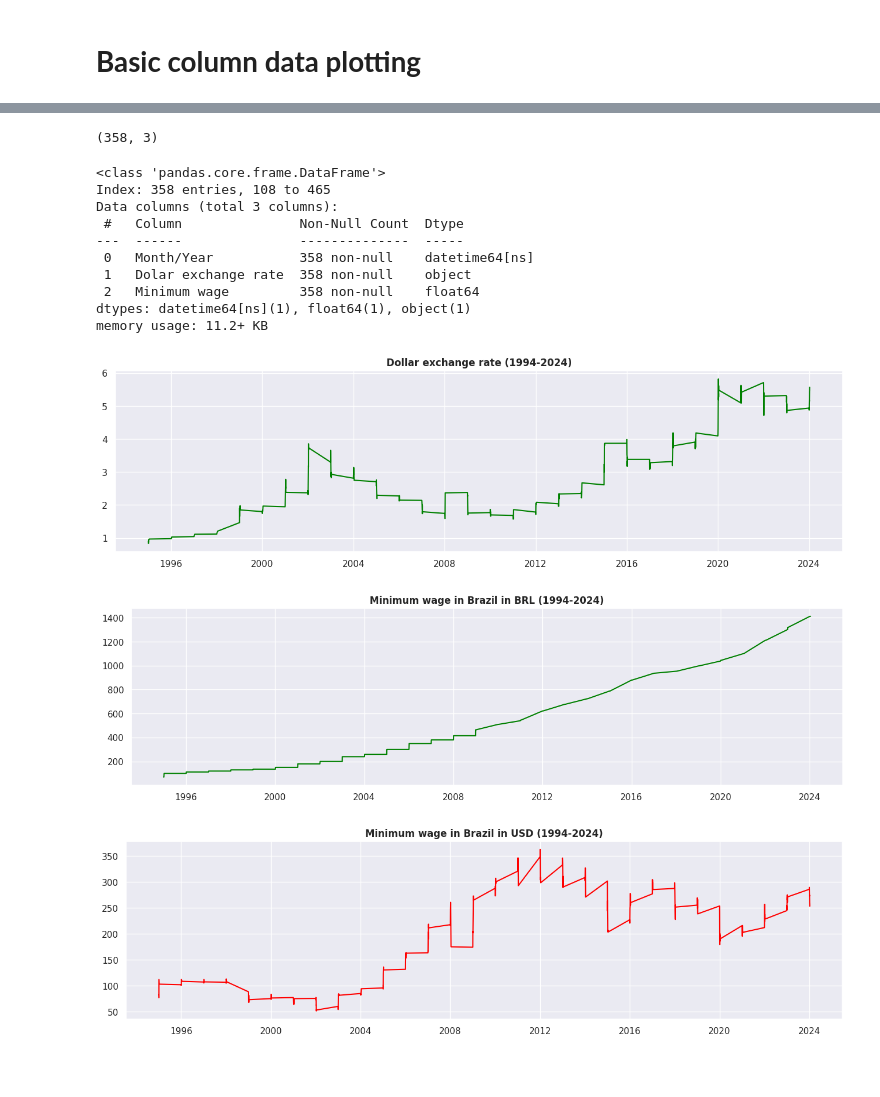
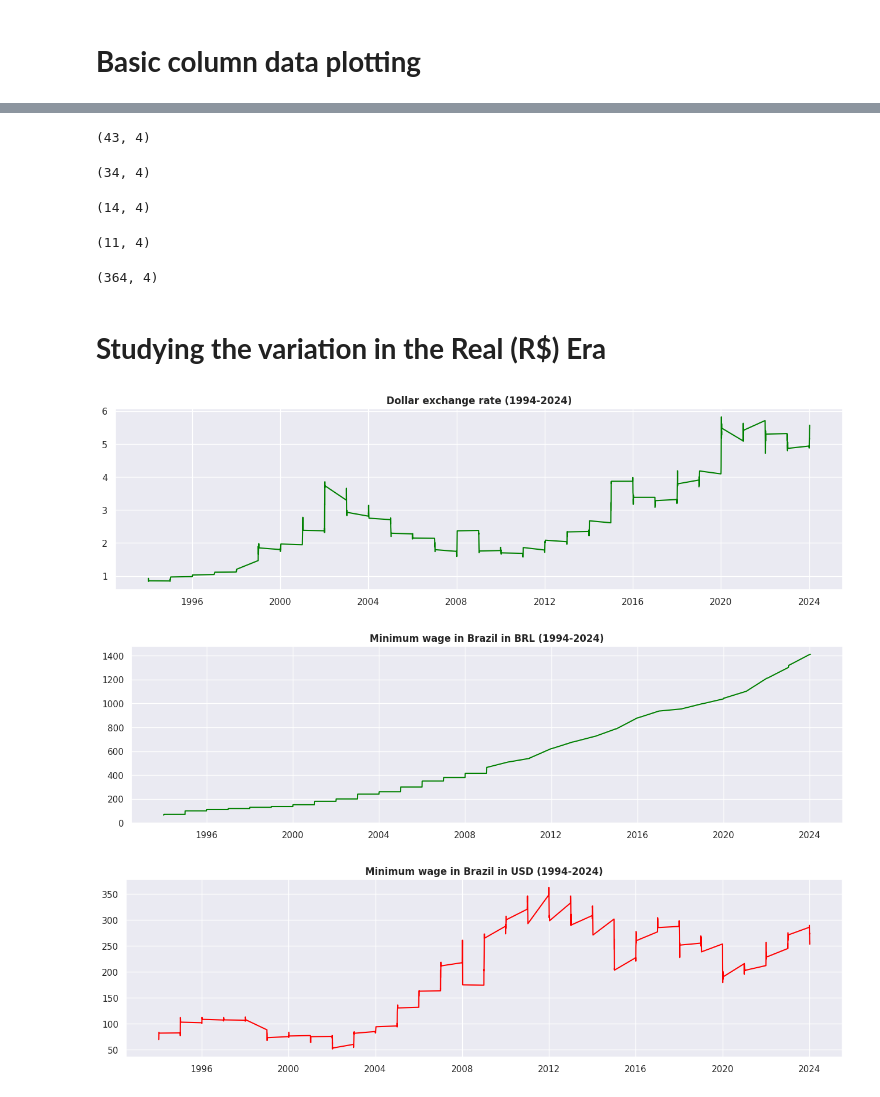
Before and after one commit to guilhermelaviola/MinimumWage, a Jupyter notebook: MinimumWageBrazil.ipynb, the cells around one changed output, grey strips where cells are left out. Saved outputs shown, nothing was run; the diff lists cells and outputs as text; code cells hidden in the pictures; blank space fills up the shorter version.

Commit message:
I added more details to the study.

```diff
--- a/MinimumWageBrazil.ipynb
+++ b/MinimumWageBrazil.ipynb
@@ -29,8 +29,8 @@ for root, dirs, files in os.walk(search_path):
 # %% [markdown]
 # **Basic information of the dataset**
 # %%
-# Importing the dataset and displying the last 10 rows:
+# Importing the main dataset and displaying the last 10 rows:
 df = pd.ExcelFile(file)
-wage = pd.read_excel(df, 'minimum-wage')
-wage.tail()
+main_df = pd.read_excel(df, 'minimum-wage')
+main_df.tail()
 # %% [output]
@@ -80,47 +86,62 @@ wages_filtered = wage[(wage['Month/Year'] > '1994-09-01')]
+# %%
+# Filtering the wages by currency:
+cruzeiros = main_df[(main_df['Currency'] == 'Cruzeiros (Cr$)')]
+cruzados = main_df[(main_df['Currency'] == 'Cruzados (Cz$)')]
+cruzados_novos = main_df[(main_df['Currency'] == 'Cruzados Novos (NCz$)')]
+cruzeiros_reais = main_df[(main_df['Currency'] == 'Cruzeiros Reais (CR$)')]
+reais = main_df[(main_df['Currency'] == 'Reais (R$)')]
 # %%
-# Displaying the number of rows and columns in the filtered dataset:
-wages_filtered.shape
+# Displaying the number of rows and columns in the 'Cruzeiros (Cr$)' filtered dataset:
+cruzeiros.shape
 # %% [output]
-(358, 3)
+(43, 4)
 # %%
-# Displaying the datatypes of each column in the filtered dataset:
-wages_filtered.info()
+# Displaying the number of rows and columns in the 'Cruzados (Cz$)' filtered dataset:
+cruzados.shape
 # %% [output]
-<class 'pandas.core.frame.DataFrame'>
-Index: 358 entries, 108 to 465
-Data columns (total 3 columns):
- #   Column               Non-Null Count  Dtype
----  ------               --------------  -----
- 0   Month/Year           358 non-null    datetime64[ns]
- 1   Dolar exchange rate  358 non-null    object
- 2   Minimum wage         358 non-null    float64
-dtypes: datetime64[ns](1), float64(1), object(1)
-memory usage: 11.2+ KB
+(34, 4)
+# %%
+# Displaying the number of rows and columns in the 'Cruzados Novos (NCz$)' filtered dataset:
+cruzados_novos.shape
+# %% [output]
+(14, 4)
+# %%
+# Displaying the number of rows and columns in the 'Cruzeiros Reais (CR$)' filtered dataset:
+cruzeiros_reais.shape
+# %% [output]
+(11, 4)
+# %%
+# Displaying the number of rows and columns in the 'Reais (R$)' filtered dataset:
+reais.shape
+# %% [output]
+(364, 4)
+# %% [markdown]
+# **Studying the variation in the Real (R$) Era**
 # %%
 # Displaying the US Dollar exchange rate variation in Brazil between 1994 and 2024:
 plt.figure(figsize = (16, 4))
 plt.title('Dollar exchange rate (1994-2024)', fontweight = 'bold')
-plt.plot(wages_filtered['Month/Year'], wages_filtered['Dolar exchange rate'], color = 'green')
+plt.plot(reais['Month/Year'], reais['Dolar exchange rate'], color = 'green')
 plt.show()
 # %% [output]
-[figure, old version]
+[figure, new version]
 # %%
 # Displaying the the brazilian minimum wage variation in Brazilian Reais (BRL) between 1994 and 2024:
 plt.figure(figsize = (16, 4))
 plt.title('Minimum wage in Brazil in BRL (1994-2024)', fontweight = 'bold')
-plt.plot(wages_filtered['Month/Year'], wages_filtered['Minimum wage'], color = 'green')
+plt.plot(reais['Month/Year'], reais['Minimum wage'], color = 'green')
 plt.show()
 # %% [output]
-[figure, old version]
+[figure, new version]
 # %%
 # Displaying the the brazilian minimum wage variation in US Dollars (USD) between 1994 and 2024:
-wage_in_dollars = wages_filtered['Minimum wage'] / wages_filtered['Dolar exchange rate']
+wage_in_dollars = reais['Minimum wage'] / reais['Dolar exchange rate']
 plt.figure(figsize = (16, 4))
 plt.title('Minimum wage in Brazil in USD (1994-2024)', fontweight = 'bold')
-plt.plot(wages_filtered['Month/Year'], wage_in_dollars, color = 'red')
+plt.plot(reais['Month/Year'], wage_in_dollars, color = 'red')
 plt.show()
 # %% [output]
-[figure, old version]
+[figure, new version]
 # %%
 # Displaying the the brazilian minimum wage variation (inboth USD and BRL) between 1994 and 2024:
 plt.figure(figsize = (16, 4))
```
Also changed, not shown: parts of 11 cells of this notebook.
